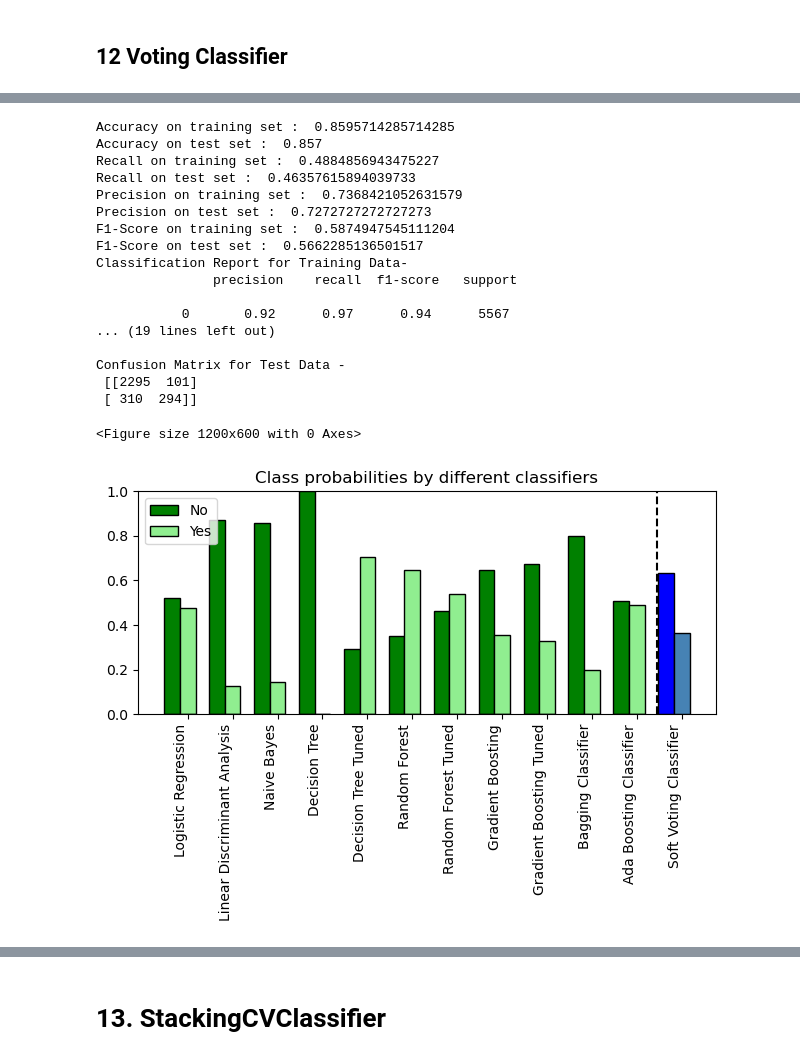
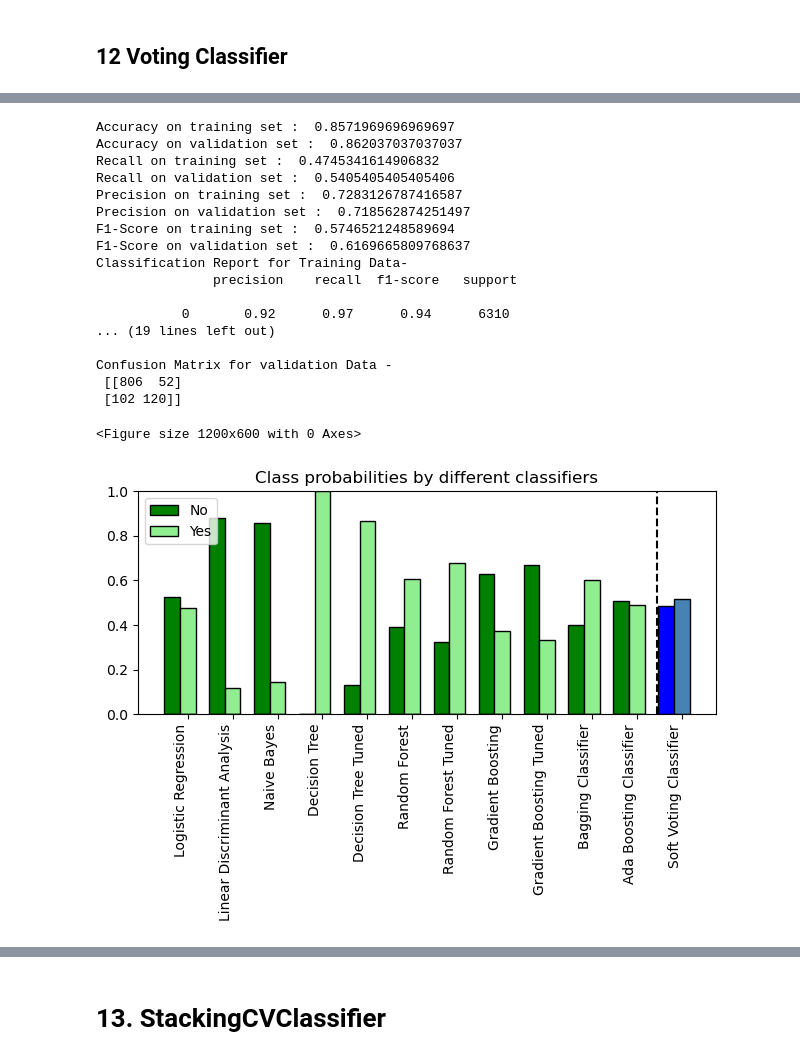
Before and after one commit to sudhanshusinghaiml/AWS-MLOps-Churn-Prediction-for-BankingCustomer, a Jupyter notebook: notebook-code/basic-classification-models.ipynb, the cells around one changed output, grey strips where cells are left out. Cells and saved outputs as stored; diff of their text form; code cells hidden in the pictures.

Commit message:
Basic Model code completed

```diff
--- a/notebook-code/basic-classification-models.ipynb
+++ b/notebook-code/basic-classification-models.ipynb
@@ -476,7 +470,7 @@ gs_rf = GridSearchCV(estimator = rf_tuned,
                       n_jobs= -1
                       )
 
-gs_rf.fit(X_train, y_train)
+gs_rf.fit(X_train_df, y_train_df)
 # %% [output]
 Fitting 3 folds for each of 768 candidates, totalling 2304 fits
 GridSearchCV(cv=3, estimator=RandomForestClassifier(random_state=123),
@@ -591,7 +585,7 @@ gs_gbc = GridSearchCV(estimator = gbc_tuned,
                       n_jobs= -1
                       )
 
-gs_gbc.fit(X_train, y_train)
+gs_gbc.fit(X_train_df, y_train_df)
 # %% [output]
 Fitting 3 folds for each of 480 candidates, totalling 1440 fits
 GridSearchCV(cv=3, estimator=GradientBoostingClassifier(random_state=1),
@@ -722,18 +716,18 @@ estimator= [('LR',lr_model), ('LDA',lda_model), ('GNB',GNB_model), ('DT',dt_mode
             ('GSRF',gs_rf_tuned), ('GBC',gbc_model), ('GSGBC',gs_gbc_tuned), ('BC', bc_model),('ABC',abc_model)]
 # %%
 soft_vc_model = VotingClassifier(estimators= estimator, voting='soft')
-soft_vc_model.fit(X_train,y_train)
+soft_vc_model.fit(X_train_df,y_train_df)
 
 # make predictions for train data
-y_soft_vc_train_predicted = soft_vc_model.predict(X_train)
+y_soft_vc_train_predicted = soft_vc_model.predict(X_train_df)
 
-# make predictions for test data
-y_soft_vc_test_predicted = soft_vc_model.predict(X_test)
-soft_vc_score=get_metrics_score(abc_model,X_train, X_test, y_train, y_test)
+# make predictions for validation data
+y_soft_vc_validation_predicted = soft_vc_model.predict(X_validation)
+soft_vc_score=get_metrics_score(abc_model,X_train_df, X_validation, y_train_df, y_validation)
 
 # summarize the fit of the model
-print('Classification Report for Training Data- \n',classification_report(y_train, y_soft_vc_train_predicted))
-print('Classification Report for Test Data- \n',classification_report(y_test, y_soft_vc_test_predicted))
-print('Confusion Matrix for Training Data- \n',confusion_matrix(y_train, y_soft_vc_train_predicted))
-print('\nConfusion Matrix for Test Data - \n',confusion_matrix(y_test, y_soft_vc_test_predicted))
+print('Classification Report for Training Data- \n',classification_report(y_train_df, y_soft_vc_train_predicted))
+print('Classification Report for validation Data- \n',classification_report(y_validation, y_soft_vc_validation_predicted))
+print('Confusion Matrix for Training Data- \n',confusion_matrix(y_train_df, y_soft_vc_train_predicted))
+print('\nConfusion Matrix for validation Data - \n',confusion_matrix(y_validation, y_soft_vc_validation_predicted))
 # %% [output]
@@ -757,42 +751,42 @@ Confusion Matrix for Test Data -
 # %%
 hard_vc_model = VotingClassifier(estimators= estimator, voting='hard')
-hard_vc_model.fit(X_train,y_train)
+hard_vc_model.fit(X_train_df,y_train_df)
 
 # make predictions for train data
-y_hard_vc_train_predicted = hard_vc_model.predict(X_train)
+y_hard_vc_train_predicted = hard_vc_model.predict(X_train_df)
 
-# make predictions for test data
-y_hard_vc_test_predicted = hard_vc_model.predict(X_test)
-hard_vc_score=get_metrics_score(abc_model,X_train, X_test, y_train, y_test)
+# make predictions for validation data
+y_hard_vc_validation_predicted = hard_vc_model.predict(X_validation)
+hard_vc_score=get_metrics_score(abc_model,X_train_df, X_validation, y_train_df, y_validation)
 
 # summarize the fit of the model
-print('Classification Report for Training Data- \n',classification_report(y_train, y_hard_vc_train_predicted))
-print('Classification Report for Test Data- \n',classification_report(y_test, y_hard_vc_test_predicted))
-print('Confusion Matrix for Training Data- \n',confusion_matrix(y_train, y_hard_vc_train_predicted))
-print('\nConfusion Matrix for Test Data - \n',confusion_matrix(y_test, y_hard_vc_test_predicted))
+print('Classification Report for Training Data- \n',classification_report(y_train_df, y_hard_vc_train_predicted))
+print('Classification Report for validation Data- \n',classification_report(y_validation, y_hard_vc_validation_predicted))
+print('Confusion Matrix for Training Data- \n',confusion_matrix(y_train_df, y_hard_vc_train_predicted))
+print('\nConfusion Matrix for validation Data - \n',confusion_matrix(y_validation, y_hard_vc_validation_predicted))
 # %% [output]
-Accuracy on training set :  0.8595714285714285
-Accuracy on test set :  0.857
-Recall on training set :  0.4884856943475227
-Recall on test set :  0.46357615894039733
-Precision on training set :  0.7368421052631579
-Precision on test set :  0.7272727272727273
-F1-Score on training set :  0.5874947545111204
-F1-Score on test set :  0.5662285136501517
+Accuracy on training set :  0.8571969696969697
+Accuracy on validation set :  0.862037037037037
+Recall on training set :  0.4745341614906832
+Recall on validation set :  0.5405405405405406
+Precision on training set :  0.7283126787416587
+Precision on validation set :  0.718562874251497
+F1-Score on training set :  0.5746521248589694
+F1-Score on validation set :  0.6169665809768637
 Classification Report for Training Data-
                precision    recall  f1-score   support
 
-           0       0.92      0.97      0.94      5567
+           0       0.92      0.97      0.94      6310
 ... (19 lines left out)
 
-Confusion Matrix for Test Data -
- [[2295  101]
- [ 310  294]]
+Confusion Matrix for validation Data -
+ [[806  52]
+ [102 120]]
 # %%
 models_list = [lr_model, lda_model, GNB_model, dt_model, gs_dt_tuned, RF_model, gs_rf_tuned, gbc_model, gs_gbc_tuned, bc_model,
           abc_model, soft_vc_model]
 
-probability_list = [c.fit(X_train, y_train).predict_proba(X) for c in models_list]
+probability_list = [c.fit(X_train_df, y_train_df).predict_proba(X) for c in models_list]
 
 class1_1 = [pr[0, 0] for pr in probability_list]
 class2_1 = [pr[0, 1] for pr in probability_list]
@@ -812,34 +806,34 @@ p2 = ax.bar(
     ind + width,
     np.hstack(([class2_1[:-1], [0]])),
     width,
     color="lightgreen",
     edgecolor="k",
 )
 
 # bars for VotingClassifier
 p3 = ax.bar(ind, [0, 0, 0, 0, 0, 0, 0, 0, 0, 0, 0, class1_1[-1]], width, color="blue", edgecolor="k")
 p4 = ax.bar(
     ind + width, [0, 0, 0, 0, 0, 0, 0, 0, 0, 0, 0, class2_1[-1]], width, color="steelblue", edgecolor="k"
 )
 
 # plot annotations
 plt.axvline(10.8, color="k", linestyle="dashed")
 ax.set_xticks(ind + width)
 ax.set_xticklabels(
     ['Logistic Regression','Linear Discriminant Analysis','Naive Bayes','Decision Tree','Decision Tree Tuned',
      'Random Forest','Random Forest Tuned', 'Gradient Boosting','Gradient Boosting Tuned',
      'Bagging Classifier','Ada Boosting Classifier','Soft Voting Classifier'],
     rotation=90,
     ha="right",
 )
 plt.ylim([0, 1])
 plt.title("Class probabilities by different classifiers")
 plt.legend([p1[0], p2[0]], ["No", "Yes"], loc="upper left")
 plt.tight_layout()
 plt.show()
 # %% [output]
 <Figure size 1200x600 with 0 Axes>
-[figure, old version]
+[figure, new version]
 # %%
 models_list = [lr_model, lda_model, GNB_model, dt_model, gs_dt_tuned, RF_model, gs_rf_tuned, gbc_model, gs_gbc_tuned, bc_model,
           abc_model, soft_vc_model, hard_vc_model]
```
Also changed, not shown: parts of 30 cells of this notebook, 3 other files.
